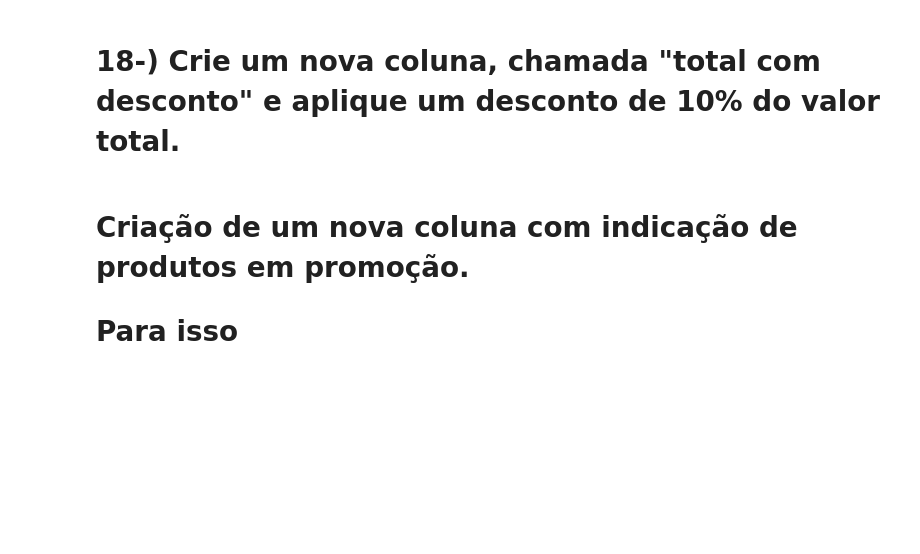
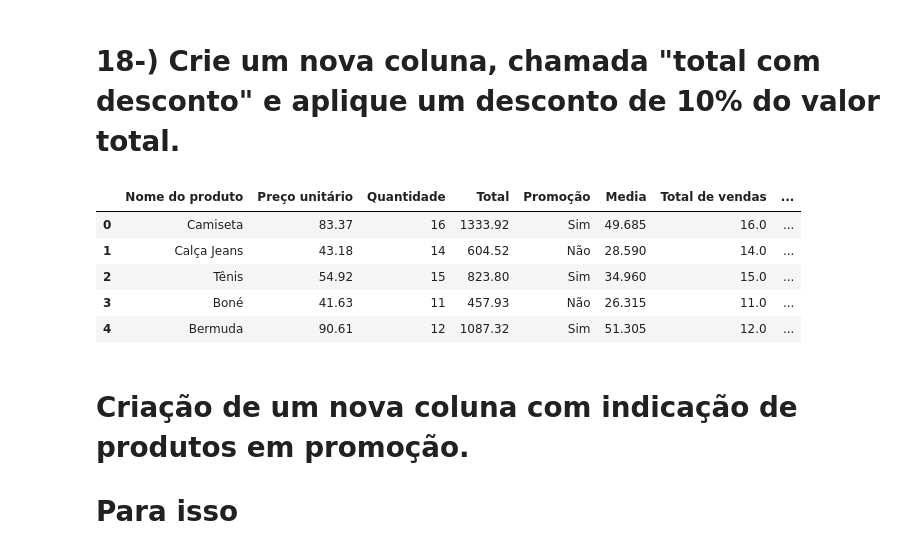
Before and after one commit to Mathneckel/primeirapraticamineracao, a Jupyter notebook: Atividade_Revisão_Python.ipynb, the cells around one changed output. Cells and saved outputs as stored; diff of their text form; code cells hidden in the pictures; blank space fills up the shorter version.

```diff
--- a/Atividade_Revisão_Python.ipynb
+++ b/Atividade_Revisão_Python.ipynb
@@ -399,0 +423,4 @@ Name: 4, dtype: object
+# %%
+# Resposta:
+df['Total de vendas'] = df[df[['Quantidade']]>0].mean(axis = 1)
+df
@@ -408,3 +449,14 @@ Name: 4, dtype: object
+# %%
+# Resposta:
+df ['Total com desconto'] = df[df[['Preço unitário']]>0].mean(axis = 1)
+df
+# %% [output]
+|  | Nome do produto | Preço unitário | Quantidade | Total | Promoção | Media | Total de vendas | ... |
+| 0 | Camiseta | 83.37 | 16 | 1333.92 | Sim | 49.685 | 16.0 | ... |
+| 1 | Calça Jeans | 43.18 | 14 | 604.52 | Não | 28.590 | 14.0 | ... |
+| 2 | Tênis | 54.92 | 15 | 823.80 | Sim | 34.960 | 15.0 | ... |
+| 3 | Boné | 41.63 | 11 | 457.93 | Não | 26.315 | 11.0 | ... |
+| 4 | Bermuda | 90.61 | 12 | 1087.32 | Sim | 51.305 | 12.0 | ... |
 # %% [markdown]
 # Criação de um nova coluna com indicação de produtos em promoção.
 # Para isso
```
Also changed, not shown: parts of 12 cells of this notebook.
